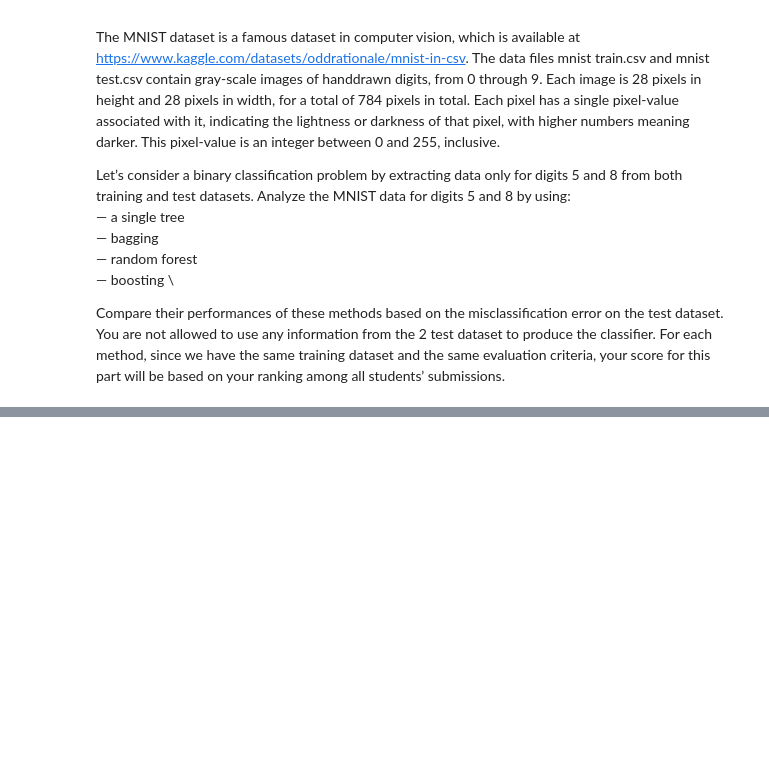
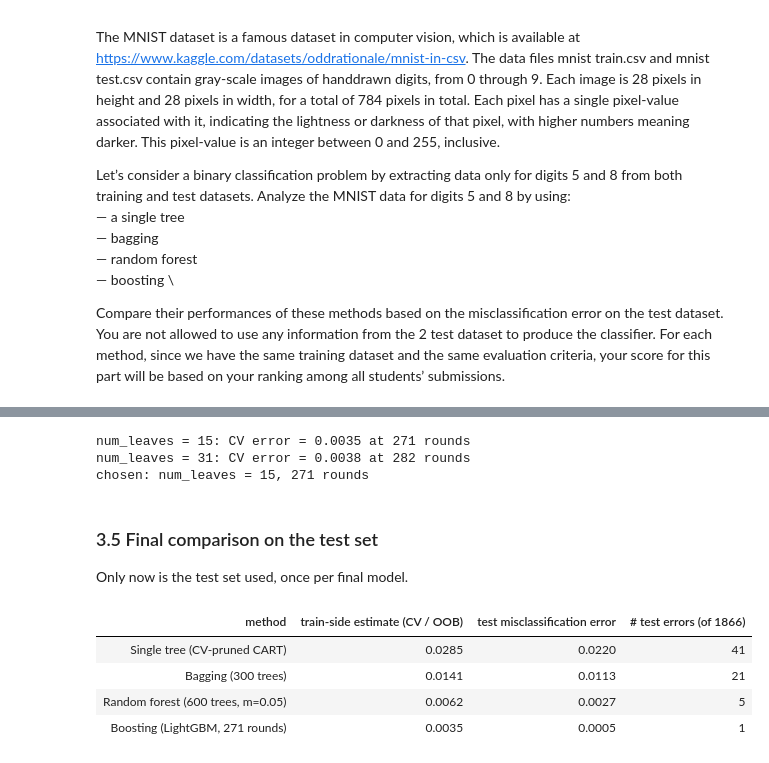
Before and after one commit to BrunoCavag/MS_PURDUE_DS, a Jupyter notebook: GRAD_57900_Statistical_Machine_Learning/Homework_2.ipynb, the cells around one changed output, grey strips where cells are left out. Cells and saved outputs as stored; diff of their text form; code cells hidden in the pictures; blank space fills up the shorter version.

```diff
--- a/GRAD_57900_Statistical_Machine_Learning/Homework_2.ipynb
+++ b/GRAD_57900_Statistical_Machine_Learning/Homework_2.ipynb
@@ -38,0 +587,50 @@ Compare their performances of these methods based on the misclassification error
+# %%
+base = dict(objective='binary', metric='binary_error', learning_rate=0.1, bagging_fraction=0.8, bagging_freq=1,
+            feature_fraction=0.3, min_data_in_leaf=20, verbose=-1, seed=SEED, num_threads=os.cpu_count())
+
+def boost_cv(nl):
+    r = lgb.cv({**base, 'num_leaves': nl}, lgb.Dataset(Ftr, ytr), num_boost_round=2000, folds=cv.split(Ftr, ytr),
+               seed=SEED, callbacks=[lgb.early_stopping(100, verbose=False)])
+    e = np.array(r[[k for k in r if k.endswith('binary_error-mean')][0]])
+    return e.min(), int(e.argmin() + 1)
+
+boost_res = {nl: cached(f'boost_cv_{nl}', lambda nl=nl: boost_cv(nl)) for nl in (15, 31)}
+
+for nl, (e, n) in boost_res.items():
+    print(f'num_leaves = {nl}: CV error = {e:.4f} at {n} rounds')
+
+best_nl = min(boost_res, key=lambda k: boost_res[k][0]); cv_err_boost, n_rounds = boost_res[best_nl]
+best_params = {**base, 'num_leaves': best_nl}
+
+booster = cached('boost_model', lambda: lgb.train(best_params, lgb.Dataset(Ftr, ytr), n_rounds))
+print(f'chosen: num_leaves = {best_nl}, {n_rounds} rounds')
+# %% [output]
+num_leaves = 15: CV error = 0.0035 at 271 rounds
+num_leaves = 31: CV error = 0.0038 at 282 rounds
+chosen: num_leaves = 15, 271 rounds
+# %% [markdown]
+### 3.5 Final comparison on the test set
+
+Only now is the test set used, once per final model.
+# %%
+test_err = lambda p: np.mean(p != yte)
+pred = {
+    'Single tree (CV-pruned CART)':        tree.predict(Fte),
+    f'Bagging ({B_bag} trees)':            (bag.predict(Fte) > 0.5).astype(int),
+    f'Random forest (600 trees, m={best_m})': rf.predict(Fte),
+    f'Boosting (LightGBM, {n_rounds} rounds)': (booster.predict(Fte) > 0.5).astype(int),
+}
+train_side = [tree_res['cv_error'], bag_curve[-1], 1 - rf.oob_score_ if hasattr(rf, 'oob_score_') else oob_rf[best_m],
+              cv_err_boost]
+
+summary = pd.DataFrame({'method': list(pred), 'train-side estimate (CV / OOB)': train_side,
+                        'test misclassification error': [test_err(p) for p in pred.values()],
+                        '# test errors (of %d)' % len(yte): [int((p != yte).sum()) for p in pred.values()]})
+
+summary.style.format({'train-side estimate (CV / OOB)': '{:.4f}', 'test misclassification error': '{:.4f}'}).hide(axis='index')
+# %% [output]
+| method | train-side estimate (CV / OOB) | test misclassification error | # test errors (of 1866) |
+| Single tree (CV-pruned CART) | 0.0285 | 0.0220 | 41 |
+| Bagging (300 trees) | 0.0141 | 0.0113 | 21 |
+| Random forest (600 trees, m=0.05) | 0.0062 | 0.0027 | 5 |
+| Boosting (LightGBM, 271 rounds) | 0.0035 | 0.0005 | 1 |
```
Also changed, not shown: parts of 29 cells of this notebook, 8 other files.
